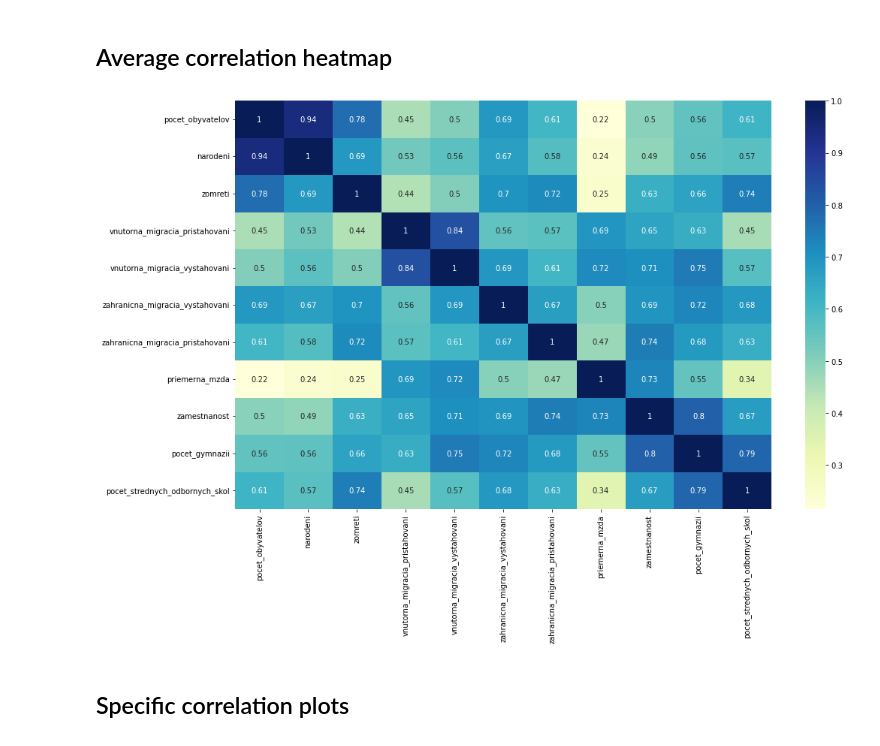
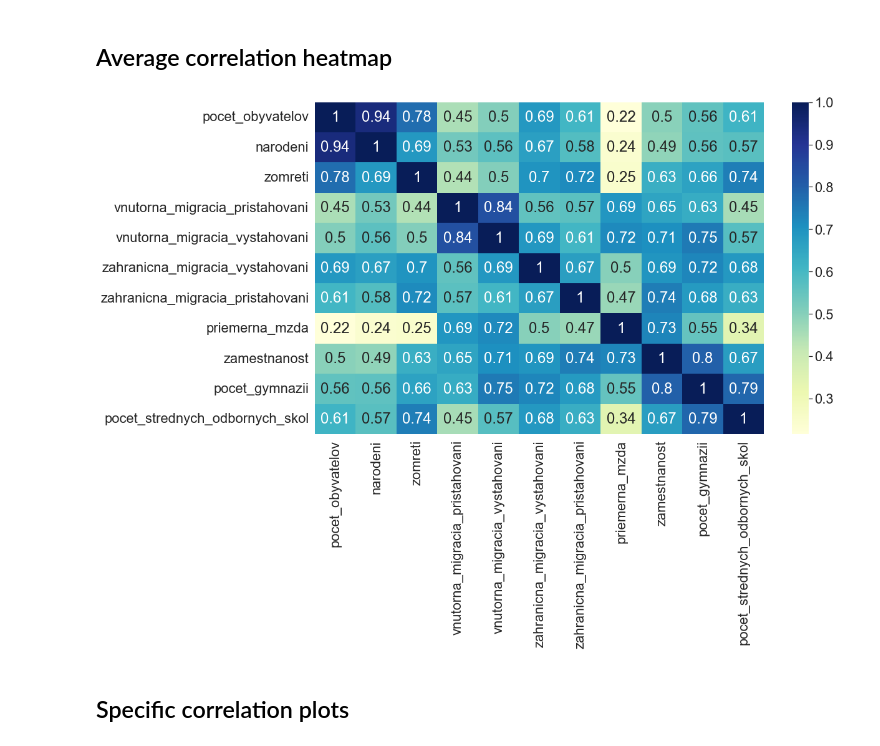
Before and after one commit to samuel-soltys/slovak-analysis, a Jupyter notebook: workbook.ipynb, the cells around one changed output. Saved outputs shown, nothing was run; the diff lists cells and outputs as text; code cells hidden in the pictures.

```diff
--- a/workbook.ipynb
+++ b/workbook.ipynb
@@ -72,19 +71,21 @@ for year in range(2010,2022):
 # %% [markdown]
 ## Average correlation heatmap
 # %%
+sb.set(font_scale=2)
 sum_of_correlations = years[2010].corr()
 
 for year in range(2011,2022):
     sum_of_correlations += years[year].corr()
 
 sum_of_correlations = sum_of_correlations / 12
 
-fig, ax = plt.subplots(figsize=(16,10))
+fig, ax = plt.subplots(figsize=(18,13))
 
 mask = np.triu(np.ones_like(years[2010].corr(), dtype=bool))
 dataplot=sb.heatmap(sum_of_correlations, annot=True, cmap="YlGnBu", ax = ax)
+plt.savefig("map.png", transparent=True )
 # %% [output]
-[figure, old version]
+[figure, new version]
 # %% [markdown]
 ## Specific correlation plots
 # %%
```
Also changed, not shown: parts of 7 cells of this notebook.
